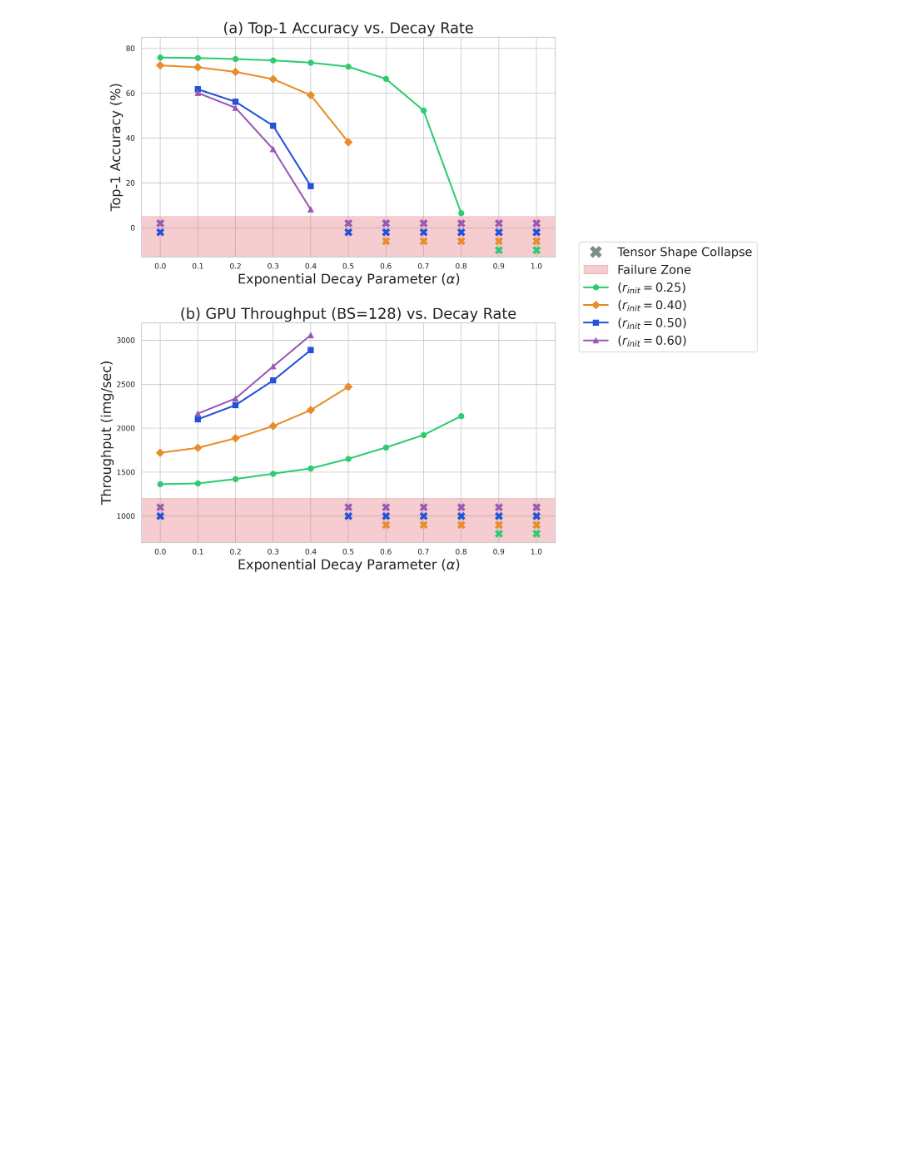
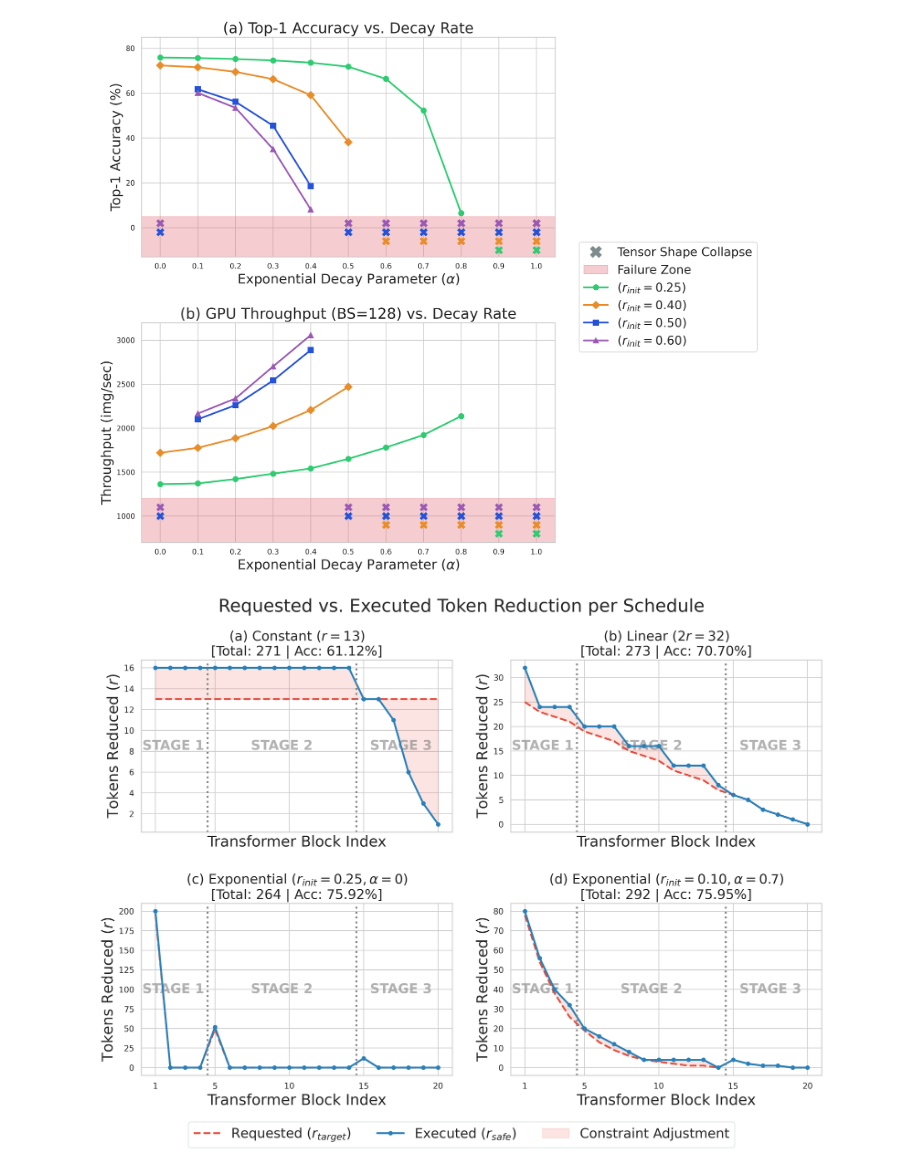
Before and after one commit to junseokm/sret-tome, a Jupyter notebook: plots.ipynb, the cells around one changed output. Drawn from its saved outputs; the diff is of its cells as text; code cells hidden in the pictures; blank space fills up the shorter version.

```diff
--- a/plots.ipynb
+++ b/plots.ipynb
@@ -416,3 +291,75 @@ plt.show()
 plt.close(fig)
 # %% [output]
 [figure]
+# %%
+import matplotlib.pyplot as plt
+import seaborn as sns
+import numpy as np
+
+sns.set_theme(style="whitegrid", palette="muted")
+plt.rcParams.update({
+    'font.size': 16,
+    'axes.labelsize': 20,
+    'axes.titlesize': 20,
+    'legend.fontsize': 18,
+    'figure.dpi': 300,
+    'lines.linewidth': 2.5
+})
+
+x_blocks = np.arange(1, 21)
+
+# constant
+c_target = np.array([13]*4 + [13]*10 + [13]*6)
+c_actual = np.array([16]*4 + [16]*10 + [13, 13, 11, 6, 3, 1])
+
+# linear
+l_target = np.array([25, 23, 22, 21] + [19, 18, 17, 15, 14, 13, 11, 10, 9, 7] + [6, 5, 3, 2, 1, 0])
+l_actual = np.array([32, 24, 24, 24] + [20, 20, 20, 16, 16, 16, 12, 12, 12, 8] + [6, 5, 3, 2, 1, 0])
+
+# exp r-ratio=0.25 alpha=0
+e0_target = np.array([196, 0, 0, 0] + [49, 0, 0, 0, 0, 0, 0, 0, 0, 0] + [12, 0, 0, 0, 0, 0])
+e0_actual = np.array([200, 0, 0, 0] + [52, 0, 0, 0, 0, 0, 0, 0, 0, 0] + [12, 0, 0, 0, 0, 0])
+
+# exp r-ratio=0.10 alpha=0.7
+e7_target = np.array([78, 54, 38, 26] + [19, 13, 9, 6, 4, 3, 2, 1, 1, 0] + [4, 2, 1, 1, 0, 0])
+e7_actual = np.array([80, 56, 40, 32] + [20, 16, 12, 8, 4, 4, 4, 4, 4, 0] + [4, 2, 1, 1, 0, 0])
+
+fig, axes = plt.subplots(2, 2, figsize=(14, 10), sharex=True)
+axes_flat = axes.flatten()
+
+schedules = [
+    ("(a) Constant ($r=13$)\n[Total: 271 | Acc: 61.12%]", c_target, c_actual),
+    ("(b) Linear ($2r=32$)\n[Total: 273 | Acc: 70.70%]", l_target, l_actual),
+    ("(c) Exponential ($r_{init}=0.25, \\alpha=0$)\n[Total: 264 | Acc: 75.92%]", e0_target, e0_actual),
+    ("(d) Exponential ($r_{init}=0.10, \\alpha=0.7$)\n[Total: 292 | Acc: 75.95%]", e7_target, e7_actual)
+]
+
+for ax, (title, target, actual) in zip(axes_flat, schedules):
+    ax.plot(x_blocks, target, color='#e74c3c', linestyle='--', label='Requested ($r_{target}$)')
+    ax.plot(x_blocks, actual, color='#2980b9', linestyle='-', marker='o', markersize=5, label='Executed ($r_{safe}$)')
+    ax.fill_between(x_blocks, target, actual, color='#e74c3c', alpha=0.15, label='Constraint Adjustment')
+
+    ax.axvline(x=4.5, color='gray', linestyle=':')
+    ax.axvline(x=14.5, color='gray', linestyle=':')
+
+    trans = ax.get_xaxis_transform()
+    ax.text(2.2, 0.5, 'STAGE 1', ha='center', va='center', transform=trans, fontsize=18, fontweight='bold', color='gray', alpha=0.6, zorder=1)
+    ax.text(9.5, 0.5, 'STAGE 2', ha='center', va='center', transform=trans, fontsize=18, fontweight='bold', color='gray', alpha=0.6, zorder=1)
+    ax.text(17.5, 0.5, 'STAGE 3', ha='center', va='center', transform=trans, fontsize=18, fontweight='bold', color='gray', alpha=0.6, zorder=1)
+
+    ax.set_title(title, fontsize=18)
+    ax.set_xticks([1, 5, 10, 15, 20])
+
+    ax.set_xlabel('Transformer Block Index')
+    ax.set_ylabel('Tokens Reduced ($r$)')
+
+handles, labels = axes_flat[0].get_legend_handles_labels()
+fig.legend(handles, labels, loc='upper center', bbox_to_anchor=(0.5, 0.01), ncol=3, frameon=True, facecolor='white', edgecolor='#d5dbdb')
+
+fig.suptitle('Requested vs. Executed Token Reduction per Schedule', fontsize=24)
+fig.tight_layout(h_pad=2.0, w_pad=2.0)
+fig.savefig('plots/reduction.pdf', bbox_inches='tight')
+plt.show()
+plt.close(fig)
+# %% [output]
+[figure, added]
```
Also changed, not shown: parts of 5 cells of this notebook, 3 other files.
